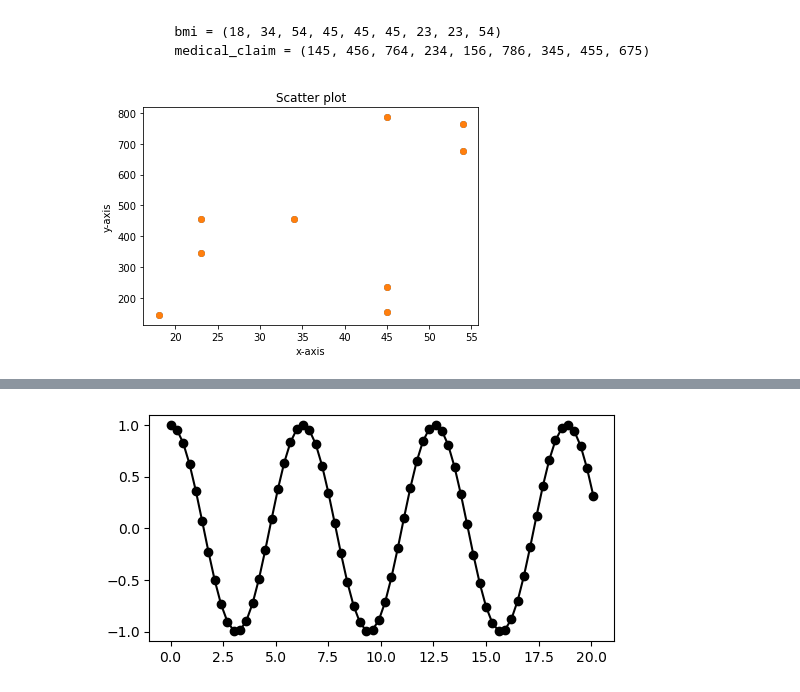
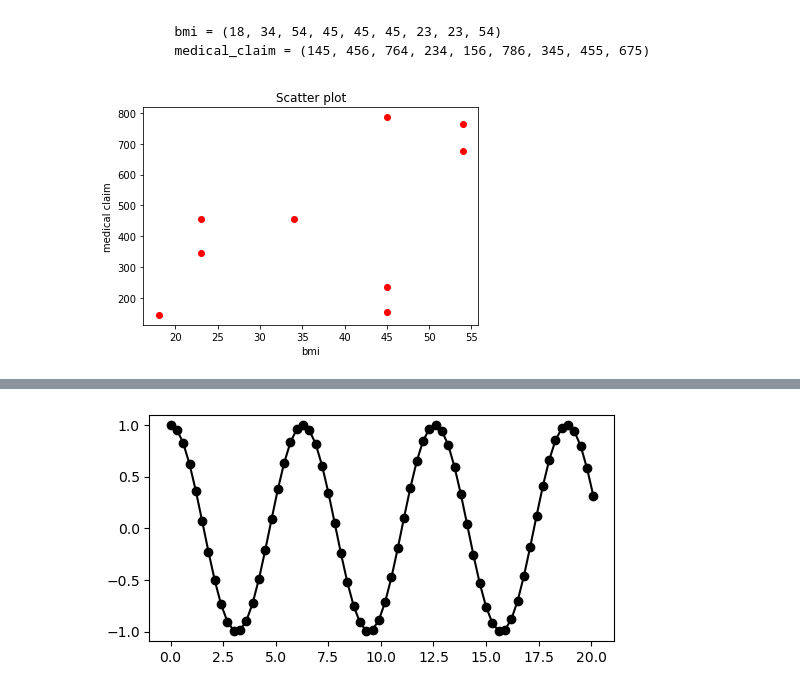
Before and after one commit to harshagiri/pydila, a Jupyter notebook: NPV-MANDATORY ASSIGNMENT_5/NPV_5B/NPV_5B.ipynb, the cells around one changed output, grey strips where cells are left out. Drawn from its saved outputs; the diff is of its cells as text; code cells hidden in the pictures.

```diff
--- a/NPV-MANDATORY ASSIGNMENT_5/NPV_5B/NPV_5B.ipynb
+++ b/NPV-MANDATORY ASSIGNMENT_5/NPV_5B/NPV_5B.ipynb
@@ -57,15 +56,14 @@ import numpy as np
 # %%
 # type your code here
 bmi = (18, 34, 54, 45, 45, 45, 23, 23, 54)
 medical_claim = (145, 456, 764, 234, 156, 786, 345, 455, 675)
-plt.scatter(bmi, medical_claim)
-plt.scatter(bmi, medical_claim)
-plt.xlabel('x-axis')
-plt.ylabel('y-axis')
+plt.scatter(bmi, medical_claim, color='red')
+plt.xlabel('bmi')
+plt.ylabel('medical claim')
 plt.title('Scatter plot')
 plt.show()
 # %% [output]
-[figure, old version]
+[figure, new version]
 # %% [markdown]
 <table align="left">
     <tr>
```
Also changed, not shown: parts of 19 cells of this notebook.
